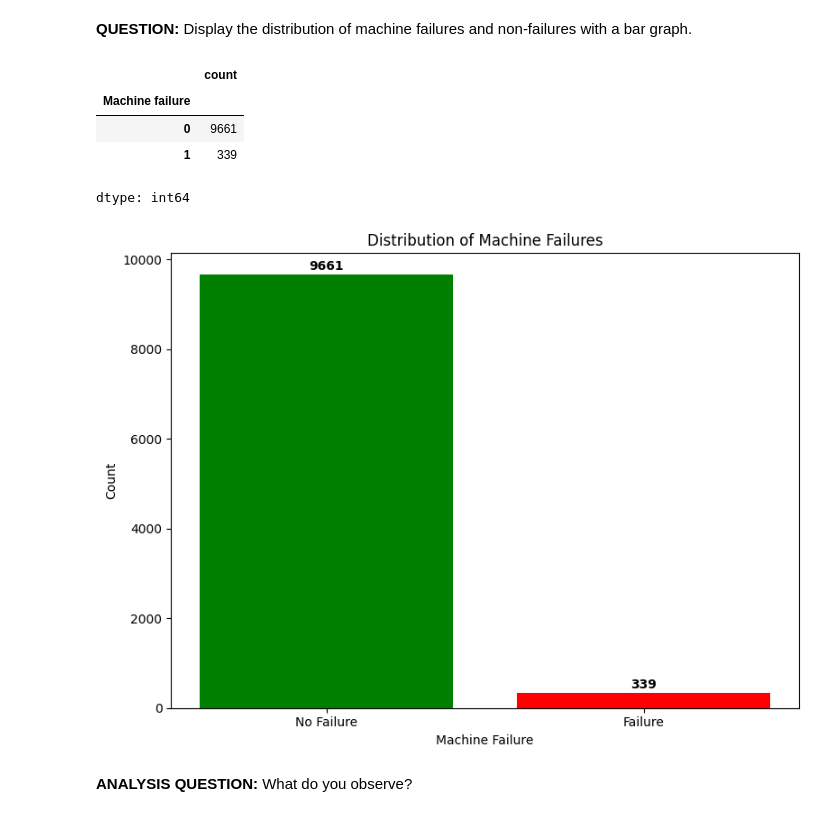
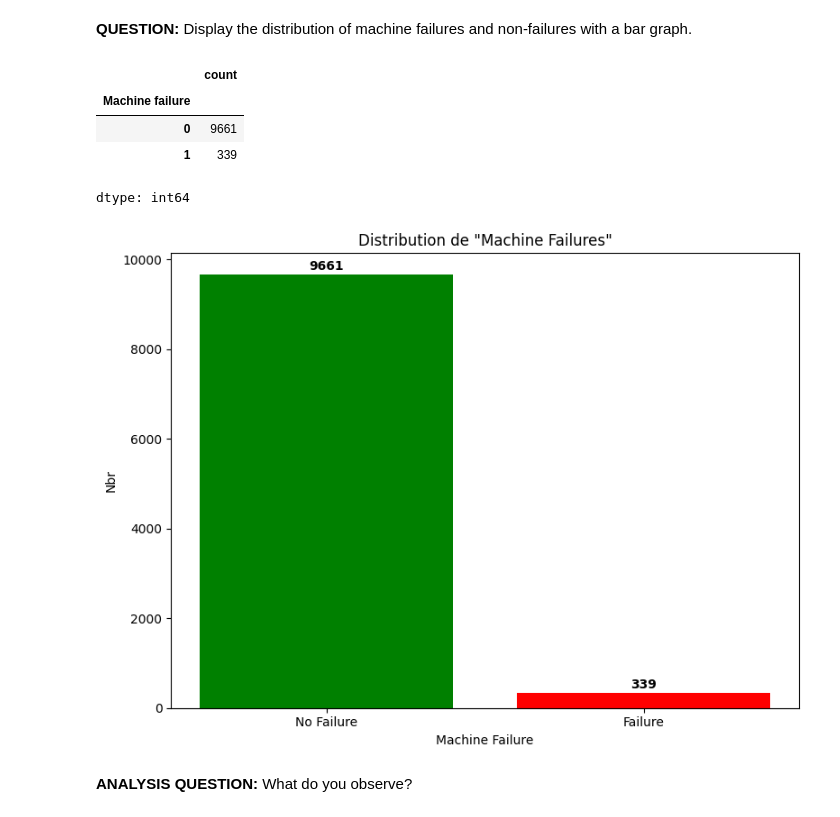
Before and after one commit to simzig/IA_EMBARQUE, a Jupyter notebook: TP_IA_EMBARQUEE.ipynb, the cells around one changed output. Cells and saved outputs as stored; diff of their text form; code cells hidden in the pictures.

```diff
--- a/TP_IA_EMBARQUEE.ipynb
+++ b/TP_IA_EMBARQUEE.ipynb
@@ -85,26 +85,26 @@ display(df.head())
 # %%
 plt.figure(figsize=(8, 6))
 failure_counts = df['Machine failure'].value_counts()
 
 display(failure_counts.head())
 
 plt.bar(['No Failure', 'Failure'], failure_counts.values, color=['green', 'red'])
 plt.xlabel('Machine Failure')
-plt.ylabel('Count')
-plt.title('Distribution of Machine Failures')
+plt.ylabel('Nbr')
+plt.title('Distribution de "Machine Failures"')
 
 for i, v in enumerate(failure_counts.values):
     plt.text(i, v + 100, str(v), ha='center', fontweight='bold')
 
 plt.tight_layout()
 plt.show()
 # %% [output]
 |  | count |
 | Machine failure |  |
 | 0 | 9661 |
 | 1 | 339 |
 dtype: int64
-[figure, old version]
+[figure, new version]
 # %% [markdown]
 **ANALYSIS QUESTION:** What do you observe?
 # %% [markdown]
```
Also changed, not shown: parts of 10 cells of this notebook.
